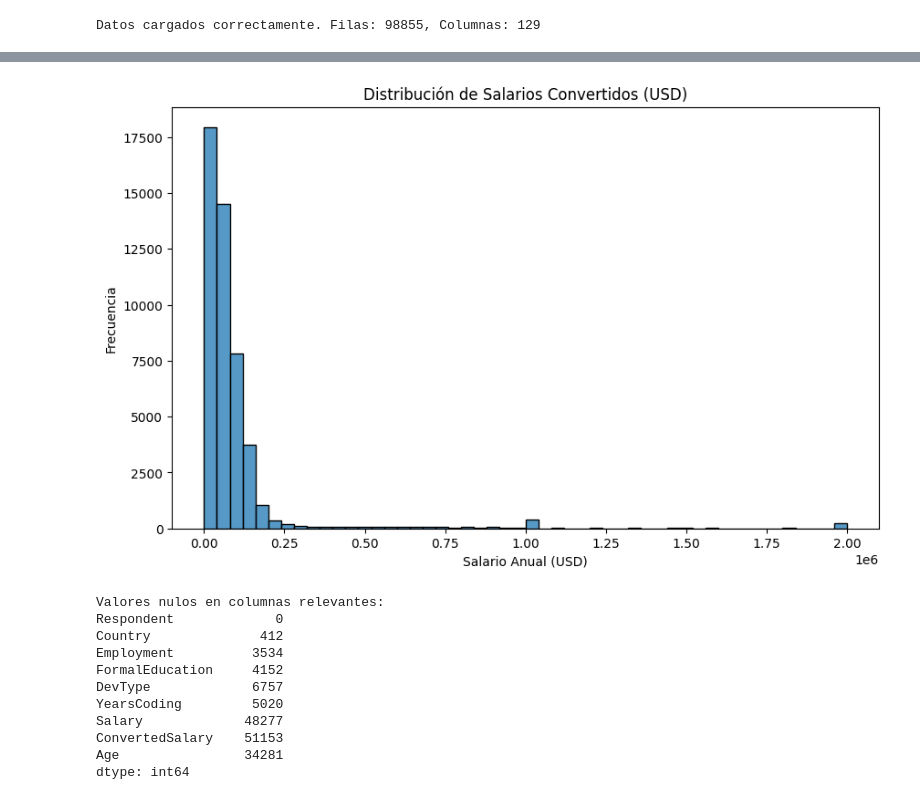
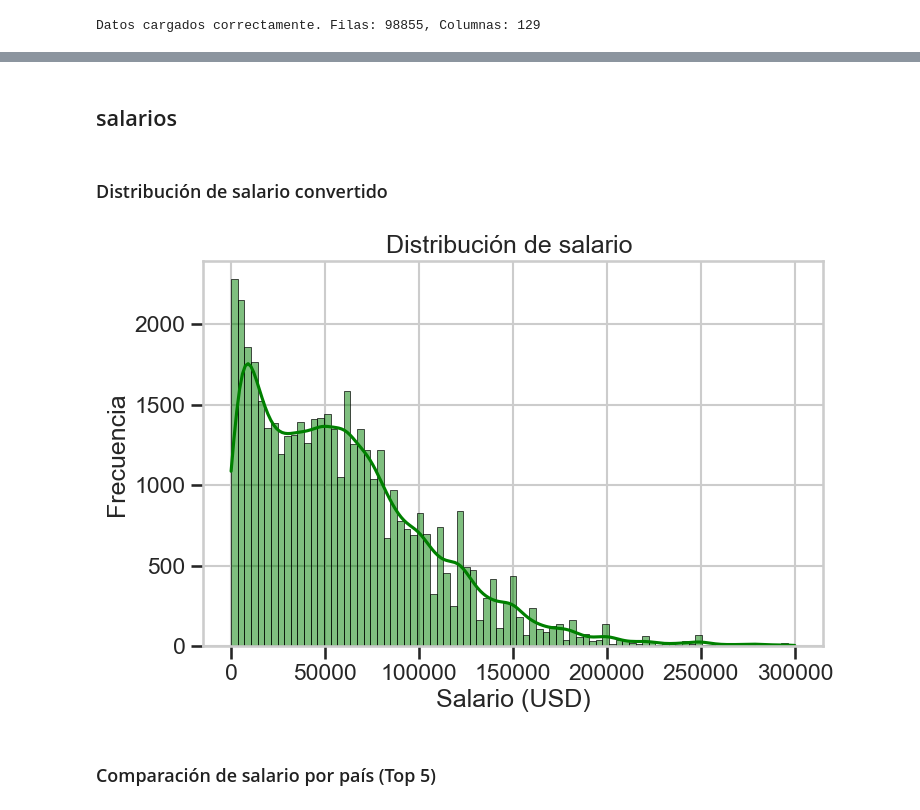
Before and after one commit to NicolasCuaran/DevSurveyInsights, a Jupyter notebook: notebooks/02_survey_eda.ipynb, the cells around one changed output, grey strips where cells are left out. Cells and saved outputs as stored; diff of their text form; code cells hidden in the pictures.

```diff
--- a/notebooks/02_survey_eda.ipynb
+++ b/notebooks/02_survey_eda.ipynb
@@ -6,6 +15,10 @@ import seaborn as sns
 from sqlalchemy import create_engine
 from dotenv import load_dotenv
 import os
+
+# Configurar estilo grafico
+plt.style.use('seaborn-v0_8-whitegrid')
+sns.set_context("talk")
 
 # Configurar conexión a la base de datos
 load_dotenv()
@@ -64,0 +86,21 @@ df_relevant = df[relevant_columns]
+# %%
+cols_interes = [
+    # Demografía
+    "Country", "Gender", "Age", "FormalEducation", "RaceEthnicity",
+    # Experiencia Profesional
+    "DevType", "CompanySize", "Employment", "YearsCoding", "YearsCodingProf",
+    # Tecnologías y Herramientas
+    "LanguageWorkedWith", "LanguageDesireNextYear", "DatabaseWorkedWith",
+    "DatabaseDesireNextYear", "PlatformWorkedWith", "PlatformDesireNextYear",
+    "FrameworkWorkedWith", "FrameworkDesireNextYear", "IDE", "OperatingSystem",
+    # Salarios y Compensación
+    "Salary", "ConvertedSalary", "SalaryType", "CurrencySymbol",
+    # Satisfacción Laboral
+    "JobSatisfaction", "CareerSatisfaction", "HopeFiveYears",
+    # Otros
+    "OpenSource", "StackOverflowVisit", "StackOverflowHasAccount",
+    "StackOverflowParticipate", "AIDangerous", "AIInteresting",
+    "AIResponsible", "AIFuture"
+]
+
+df = df[cols_interes]
@@ -65,26 +271,18 @@ df_relevant = df[relevant_columns]
+# %% [markdown]
+## salarios
+# %% [markdown]
+### Distribución de salario convertido
 # %%
-# Visualización: Distribución de ConvertedSalary
-plt.figure(figsize=(10, 6))
-sns.histplot(df_relevant['ConvertedSalary'].dropna(), bins=50)
-plt.title('Distribución de Salarios Convertidos (USD)')
-plt.xlabel('Salario Anual (USD)')
-plt.ylabel('Frecuencia')
+df_salary = df["ConvertedSalary"].dropna()
+df_salary_filtered = df_salary[df_salary < 300000]  # Ejemplo de tope
+
+plt.figure(figsize=(8, 5))
+sns.histplot(df_salary_filtered, kde=True, color="green")
+plt.title("Distribución de salario ")
+plt.xlabel("Salario (USD)")
+plt.ylabel("Frecuencia")
 plt.show()
 # %% [output]
-[figure, old version]
+[figure, new version]
-# %%
-# Análisis de valores nulos en columnas relevantes
-print("\nValores nulos en columnas relevantes:")
-print(df_relevant.isnull().sum())
-# %% [output]
-Valores nulos en columnas relevantes:
-Respondent             0
-Country              412
-Employment          3534
-FormalEducation     4152
-DevType             6757
-YearsCoding         5020
-Salary             48277
-ConvertedSalary    51153
-Age                34281
-dtype: int64
+# %% [markdown]
+### Comparación de salario por país (Top 5)
```
Also changed, not shown: parts of 49 cells of this notebook, 3 other files.
